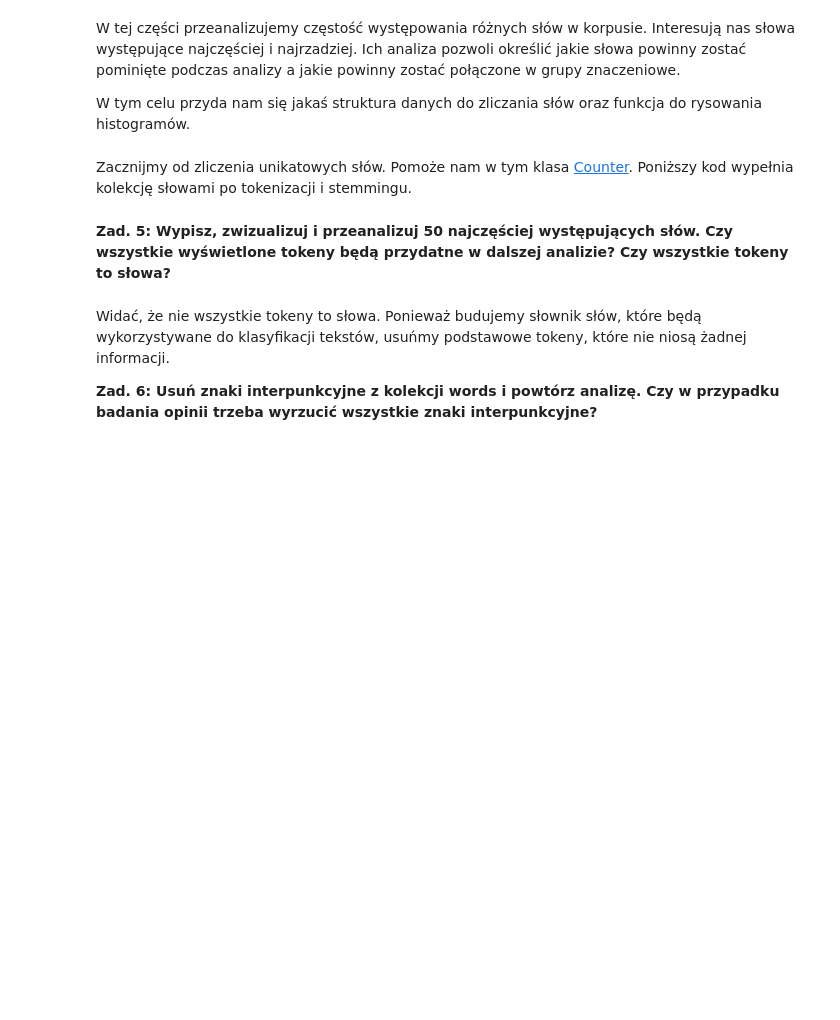
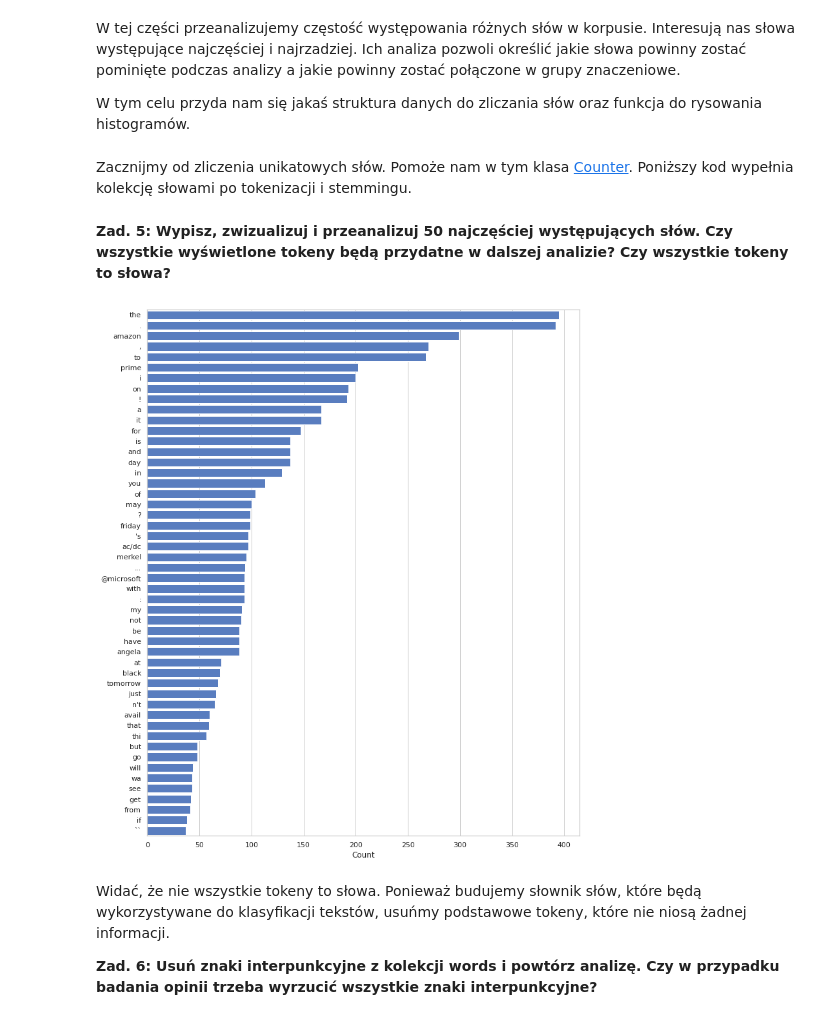
Before and after one commit to sleter/EMD_public, a Jupyter notebook: Zadanie 7/NltkBasics.ipynb, the cells around one changed output. Drawn from its saved outputs; the diff is of its cells as text; code cells hidden in the pictures; blank space fills up the shorter version.

```diff
--- a/Zadanie 7/NltkBasics.ipynb
+++ b/Zadanie 7/NltkBasics.ipynb
@@ -34,3 +34,6 @@ Następnie w odpowiednich zakładkach wybrać interesujące moduły. W ramach te
 Przyda nam się też zbiór danych do testowania kodu.
 
 **Zad. 1: Wczytaj zbiór danych `tweets_train.tsv` do zmiennej `tweets`. Pomiń nagłówek i pozostaw tylko ostatnią kolumnę. Wyświetl pierwsze 6 wierszy, żeby upewnić się, że każdy przykład składa się tylko z tekstu.**
+# %%
+tweets = pd.read_csv("tweets_train.tsv", sep='\t', header=None)[2]
+tweets.head(6)
@@ -101,23 +140,29 @@ class TweetTokenizer(Tokenizer):
     @staticmethod
     def tokenize(text):
         tokens = SimpleTokenizer.tokenize(text)
+        output_tokens = []
         i = 0
         while i < len(tokens):
             token = tokens[i]
-            match = None
-            # sprawdź czy w ramach tokena występuje emotikona, hashtag lub link
-            if match is not None:
-                pass
+            match = []
+            for j in [RE_HASHTAG, RE_EMOTICONS, RE_HTTP]:
+                is_match = j.match(token)
+                if is_match:
+                    match.append(is_match)
+            if match:
                 # wydziel emotikonę lub hashtag jako token a resztę tekstu rozpatrz ponownie
+                if match[0].re != RE_HTTP:
+                    p, k = match[0].span()
+                    output_tokens.append(token[p:k])
             else:
-                del tokens[i]
-                tokens[i:i] = NltkTokenizer.tokenize(token)
+#                 del tokens[i]
+#                 tokens[i:i] = NltkTokenizer.tokenize(token)
+                output_tokens += NltkTokenizer.tokenize(token)
             i += 1
-
-        # stwórz stemmer i w pętli stemmuj wszystkie tokeny
-        return tokens
+        output_tokens = [nltk.stem.PorterStemmer().stem(token) for token in output_tokens]
+        return output_tokens
 # %%
-# for i in tweets.index:
-#     tweet = BeforeTokenizationNormalizer.normalize(tweets.iat[i])
-#     words_tweet = TweetTokenizer.tokenize(tweet)
-#     print(words_tweet)
+for i in tweets.index[:10]:
+    tweet = BeforeTokenizationNormalizer.normalize(tweets.iat[i])
+    words_tweet = TweetTokenizer.tokenize(tweet)
+    print(words_tweet)
@@ -149,11 +205,16 @@ Zacznijmy od zliczenia unikatowych słów. Pomoże nam w tym klasa [Counter](htt
 # %%
 words = Counter()
 
-# for i in tweets.index:
-#     tweet = BeforeTokenizationNormalizer.normalize(tweets.iat[i])
-#     words.update(TweetTokenizer.tokenize(tweet))
+for i in tweets.index:
+    tweet = BeforeTokenizationNormalizer.normalize(tweets.iat[i])
+    words.update(TweetTokenizer.tokenize(tweet))
 # %% [markdown]
 **Zad. 5: Wypisz, zwizualizuj i przeanalizuj 50 najczęściej występujących słów. Czy wszystkie wyświetlone tokeny będą przydatne w dalszej analizie? Czy wszystkie tokeny to słowa?**
+# %%
+show_histogram(words.most_common(50))
+# Nie wszystkie tokeny to słowa i nie wszystkie będą przydatne w dalszej analizie.
+# %% [output]
+[figure, added]
 # %% [markdown]
 Widać, że nie wszystkie tokeny to słowa. Ponieważ budujemy słownik słów, które będą wykorzystywane do klasyfikacji tekstów, usuńmy podstawowe tokeny, które nie niosą żadnej informacji.
 
```
Also changed, not shown: parts of 14 cells of this notebook.
